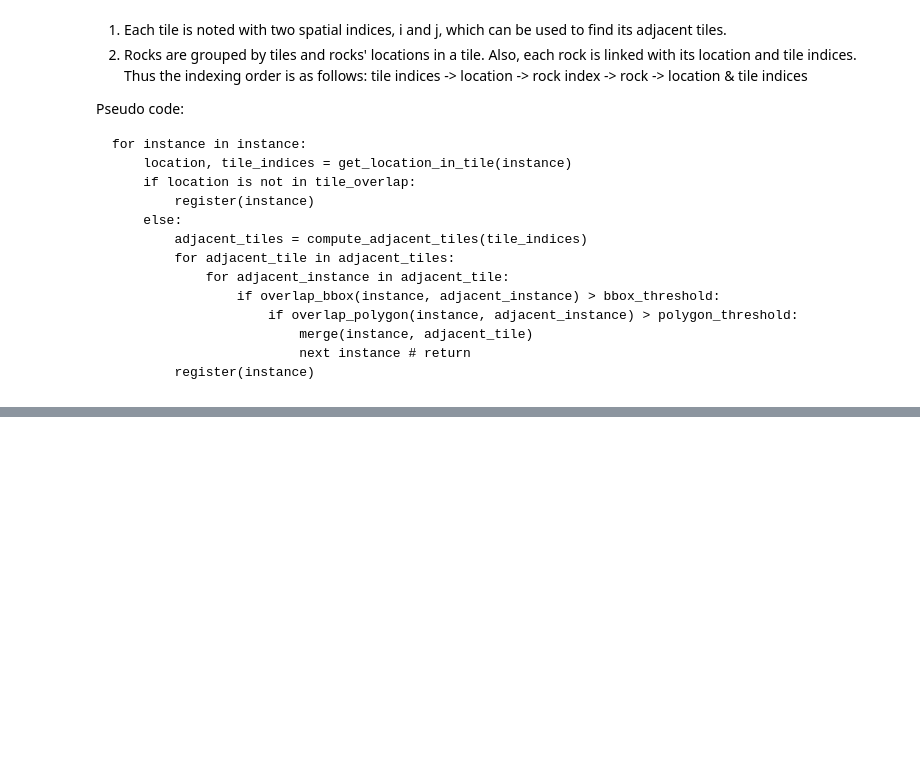
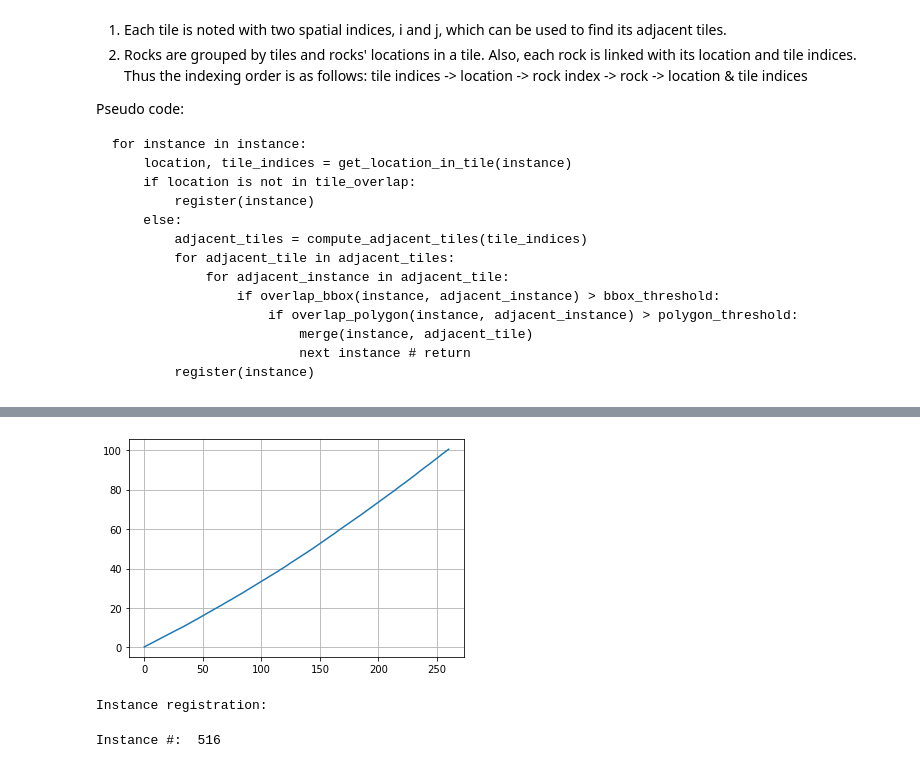
Before and after one commit to ZhiangChen/rock_detection_3d, a Jupyter notebook: notebooks/0_2_merging_inference_instances.ipynb, the cells around one changed output, grey strips where cells are left out. Drawn from its saved outputs; the diff is of its cells as text; code cells hidden in the pictures; blank space fills up the shorter version.

```diff
--- a/notebooks/0_2_merging_inference_instances.ipynb
+++ b/notebooks/0_2_merging_inference_instances.ipynb
@@ -220,0 +345,18 @@ print(len(ir.instances))
+# %%
+mean = times.mean(axis=0)
+std = times.std(axis=0)
+
+#plt.errorbar(range(n), mean, std, linestyle='None', marker='^')
+plt.plot(range(n), mean)
+plt.grid()
+plt.show()
+# %% [output]
+[figure, added]
+# %%
+# ordered tile sequence
+updated_tile_files.sort()
+ir.update_tile_files(updated_tile_files)
+_, timestamps = ir.start_registration()
+# %% [output]
+Instance registration:
+Instance #:  516
```
Also changed, not shown: parts of 10 cells of this notebook, 6 other files.
